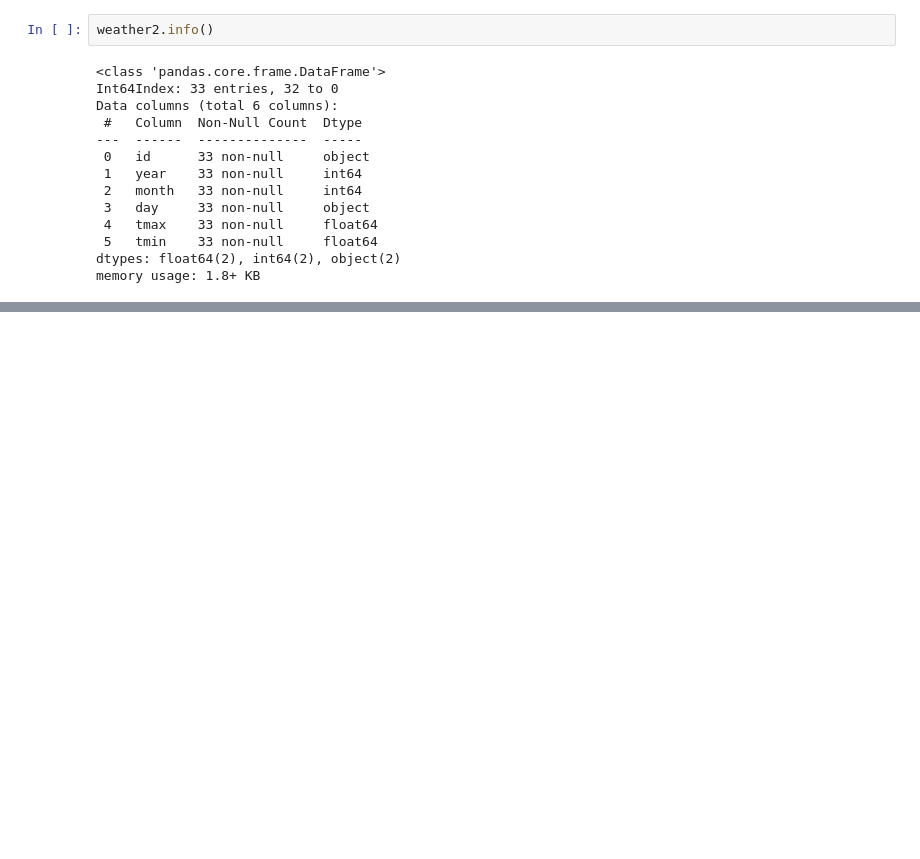
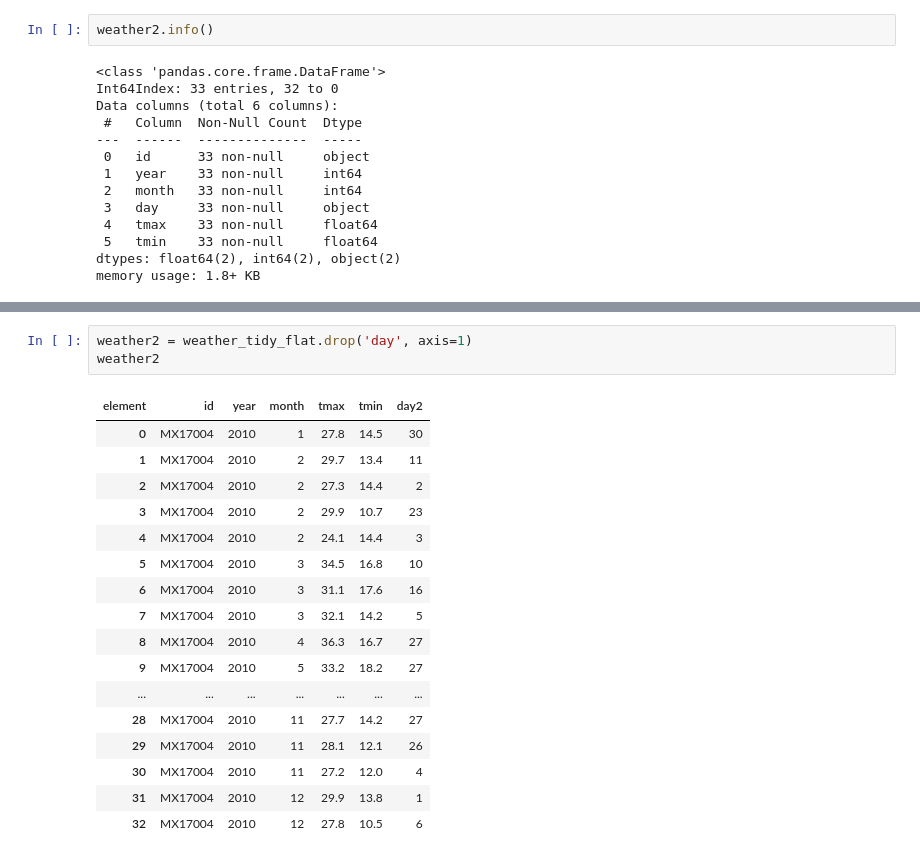
Before and after one commit to papasmf1/python221024, a Jupyter notebook: demo깔끔한데이터만들기.ipynb, the cells around one changed output, grey strips where cells are left out. Saved outputs shown, nothing was run; the diff lists cells and outputs as text; blank space fills up the shorter version.

```diff
--- a/demo깔끔한데이터만들기.ipynb
+++ b/demo깔끔한데이터만들기.ipynb
@@ -265,0 +289,21 @@ memory usage: 1.8+ KB
+# %%
+weather2 = weather_tidy_flat.drop('day', axis=1)
+weather2
+# %% [output]
+| element | id | year | month | tmax | tmin | day2 |
+| 0 | MX17004 | 2010 | 1 | 27.8 | 14.5 | 30 |
+| 1 | MX17004 | 2010 | 2 | 29.7 | 13.4 | 11 |
+| 2 | MX17004 | 2010 | 2 | 27.3 | 14.4 | 2 |
+| 3 | MX17004 | 2010 | 2 | 29.9 | 10.7 | 23 |
+| 4 | MX17004 | 2010 | 2 | 24.1 | 14.4 | 3 |
+| 5 | MX17004 | 2010 | 3 | 34.5 | 16.8 | 10 |
+| 6 | MX17004 | 2010 | 3 | 31.1 | 17.6 | 16 |
+| 7 | MX17004 | 2010 | 3 | 32.1 | 14.2 | 5 |
+| 8 | MX17004 | 2010 | 4 | 36.3 | 16.7 | 27 |
+| 9 | MX17004 | 2010 | 5 | 33.2 | 18.2 | 27 |
+| ... | ... | ... | ... | ... | ... | ... |
+| 28 | MX17004 | 2010 | 11 | 27.7 | 14.2 | 27 |
+| 29 | MX17004 | 2010 | 11 | 28.1 | 12.1 | 26 |
+| 30 | MX17004 | 2010 | 11 | 27.2 | 12.0 | 4 |
+| 31 | MX17004 | 2010 | 12 | 29.9 | 13.8 | 1 |
+| 32 | MX17004 | 2010 | 12 | 27.8 | 10.5 | 6 |
```
Also changed, not shown: parts of 3 cells of this notebook, 3 other files.
